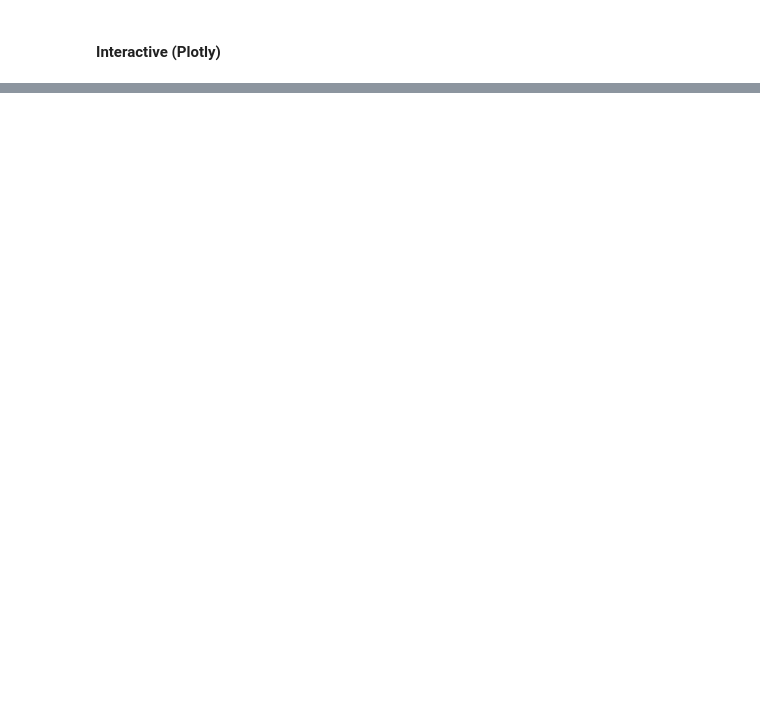
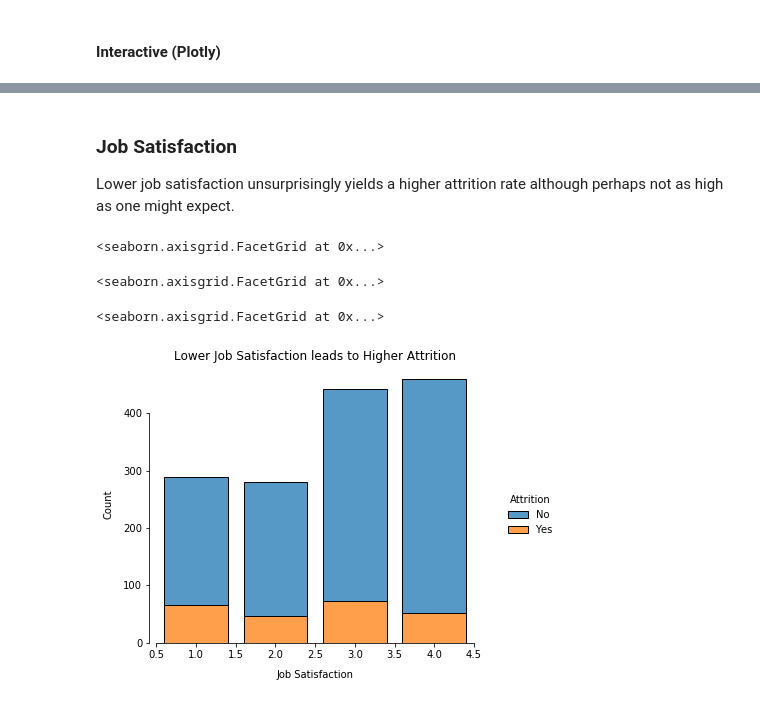
Before and after one commit to mpkrass7/ibm_churn, a Jupyter notebook: hr_churn_analysis.ipynb, the cells around one changed output, grey strips where cells are left out. Saved outputs shown, nothing was run; the diff lists cells and outputs as text; code cells hidden in the pictures; blank space fills up the shorter version.

```diff
--- a/hr_churn_analysis.ipynb
+++ b/hr_churn_analysis.ipynb
@@ -130,0 +140,23 @@ fig.show()
+# %% [markdown]
+### Job Satisfaction
+
+Lower job satisfaction unsurprisingly yields a higher attrition rate although perhaps not as high as one might expect.
+# %%
+g = sns.displot(
+    data = df,
+    x = 'JobSatisfaction',
+    hue = 'Attrition',
+    multiple = 'stack',
+    discrete=True,
+    shrink = .8
+    )
+
+g.set_axis_labels("Job Satisfaction", "Count", labelpad=10)
+g.set(title="Lower Job Satisfaction leads to Higher Attrition")
+g.fig.set_size_inches(6.5, 4.5)
+g.despine(trim=True)
+# %% [output]
+<seaborn.axisgrid.FacetGrid at 0x...>
+<seaborn.axisgrid.FacetGrid at 0x...>
+<seaborn.axisgrid.FacetGrid at 0x...>
+[figure, added]
```
Also changed, not shown: parts of 11 cells of this notebook.
